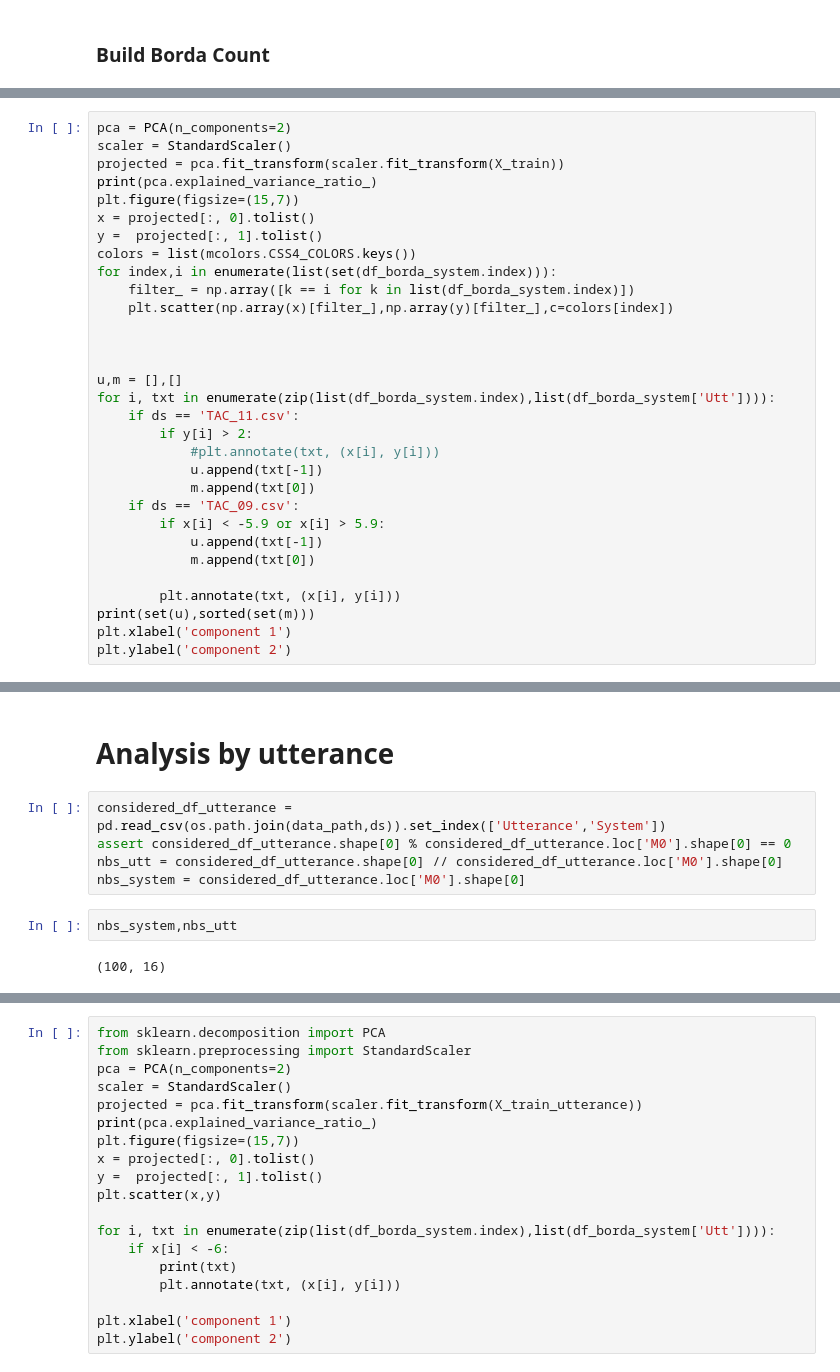
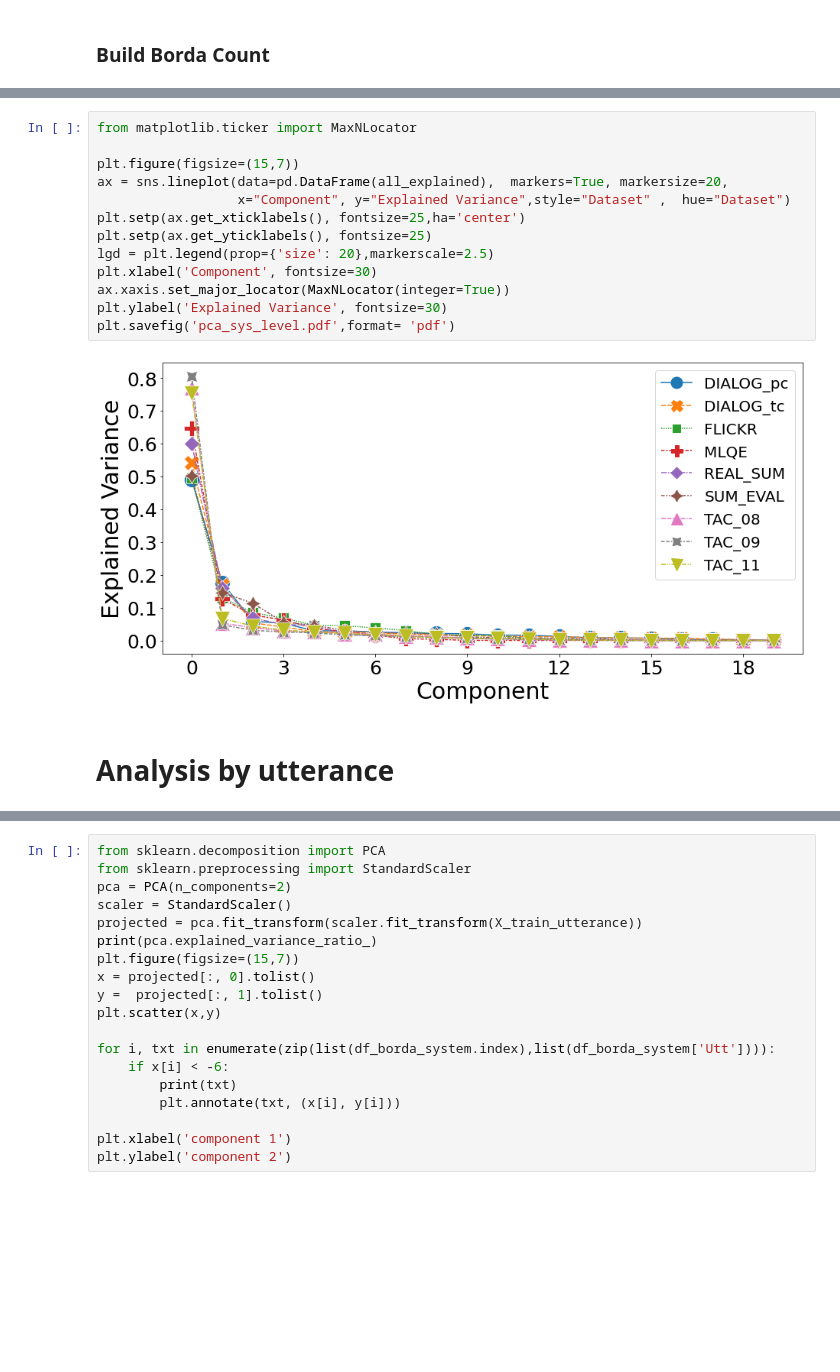
Before and after one commit to PierreColombo/HumanMetric, a Jupyter notebook: Experiement PCA.ipynb, the cells around one changed output, grey strips where cells are left out. Saved outputs shown, nothing was run; the diff lists cells and outputs as text; blank space fills up the shorter version.

```diff
--- a/Experiement PCA.ipynb
+++ b/Experiement PCA.ipynb
@@ -156,31 +43,0 @@ array([-3.99551962,  4.93838976, -2.40614087,  3.46129956,  0.0336215 ,
-# %%
-pca = PCA(n_components=2)
-scaler = StandardScaler()
-projected = pca.fit_transform(scaler.fit_transform(X_train))
-print(pca.explained_variance_ratio_)
-plt.figure(figsize=(15,7))
-x = projected[:, 0].tolist()
-y =  projected[:, 1].tolist()
-colors = list(mcolors.CSS4_COLORS.keys())
-for index,i in enumerate(list(set(df_borda_system.index))):
-    filter_ = np.array([k == i for k in list(df_borda_system.index)])
-    plt.scatter(np.array(x)[filter_],np.array(y)[filter_],c=colors[index])
-
-
-
-u,m = [],[]
-for i, txt in enumerate(zip(list(df_borda_system.index),list(df_borda_system['Utt']))):
-    if ds == 'TAC_11.csv':
-        if y[i] > 2:
-            #plt.annotate(txt, (x[i], y[i]))
-            u.append(txt[-1])
-            m.append(txt[0])
-    if ds == 'TAC_09.csv':
-        if x[i] < -5.9 or x[i] > 5.9:
-            u.append(txt[-1])
-            m.append(txt[0])
-
-        plt.annotate(txt, (x[i], y[i]))
-print(set(u),sorted(set(m)))
-plt.xlabel('component 1')
-plt.ylabel('component 2')
@@ -191,11 +99,17 @@ IndexError: list index out of range
+# %%
+from matplotlib.ticker import MaxNLocator
+
+plt.figure(figsize=(15,7))
+ax = sns.lineplot(data=pd.DataFrame(all_explained),  markers=True, markersize=20,
+                  x="Component", y="Explained Variance",style="Dataset" ,  hue="Dataset")
+plt.setp(ax.get_xticklabels(), fontsize=25,ha='center')
+plt.setp(ax.get_yticklabels(), fontsize=25)
+lgd = plt.legend(prop={'size': 20},markerscale=2.5)
+plt.xlabel('Component', fontsize=30)
+ax.xaxis.set_major_locator(MaxNLocator(integer=True))
+plt.ylabel('Explained Variance', fontsize=30)
+plt.savefig('pca_sys_level.pdf',format= 'pdf')
+# %% [output]
+[figure, added]
 # %% [markdown]
 # Analysis by utterance
-# %%
-considered_df_utterance = pd.read_csv(os.path.join(data_path,ds)).set_index(['Utterance','System'])
-assert considered_df_utterance.shape[0] % considered_df_utterance.loc['M0'].shape[0] == 0
-nbs_utt = considered_df_utterance.shape[0] // considered_df_utterance.loc['M0'].shape[0]
-nbs_system = considered_df_utterance.loc['M0'].shape[0]
-# %%
-nbs_system,nbs_utt
-# %% [output]
-(100, 16)
```
Also changed, not shown: parts of 20 cells of this notebook, 2 other files.
